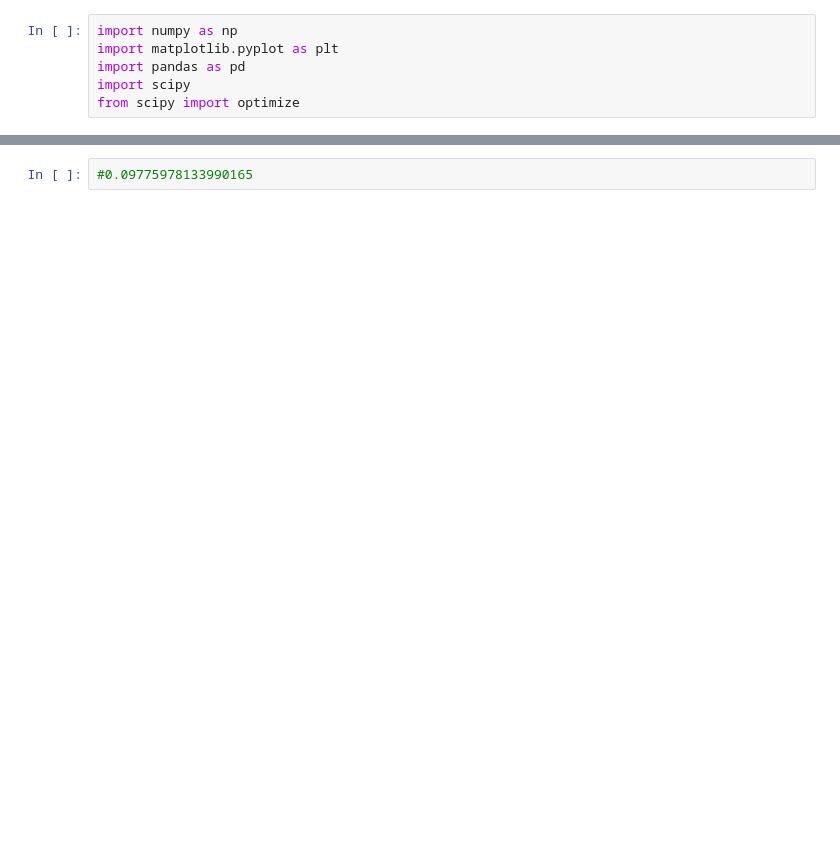
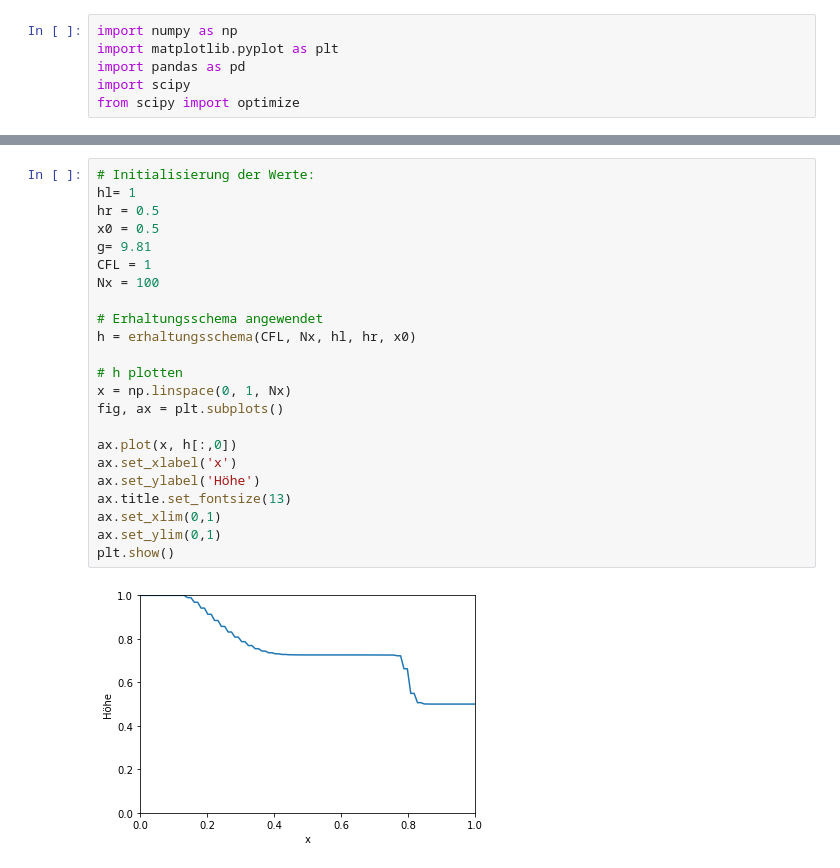
Before and after one commit to Javiermateor/Flachwassergleichung, a Jupyter notebook: HA2.ipynb, the cells around one changed output, grey strips where cells are left out. Saved outputs shown, nothing was run; the diff lists cells and outputs as text; blank space fills up the shorter version.

```diff
--- a/HA2.ipynb
+++ b/HA2.ipynb
@@ -270,2 +134,25 @@ z = 0.1019814967306724
-# %%
-#0.09775978133990165
+# %%
+# Initialisierung der Werte:
+hl= 1
+hr = 0.5
+x0 = 0.5
+g= 9.81
+CFL = 1
+Nx = 100
+
+# Erhaltungsschema angewendet
+h = erhaltungsschema(CFL, Nx, hl, hr, x0)
+
+# h plotten
+x = np.linspace(0, 1, Nx)
+fig, ax = plt.subplots()
+
+ax.plot(x, h[:,0])
+ax.set_xlabel('x')
+ax.set_ylabel('Höhe')
+ax.title.set_fontsize(13)
+ax.set_xlim(0,1)
+ax.set_ylim(0,1)
+plt.show()
+# %% [output]
+[figure, added]
```
Also changed, not shown: parts of 10 cells of this notebook.
